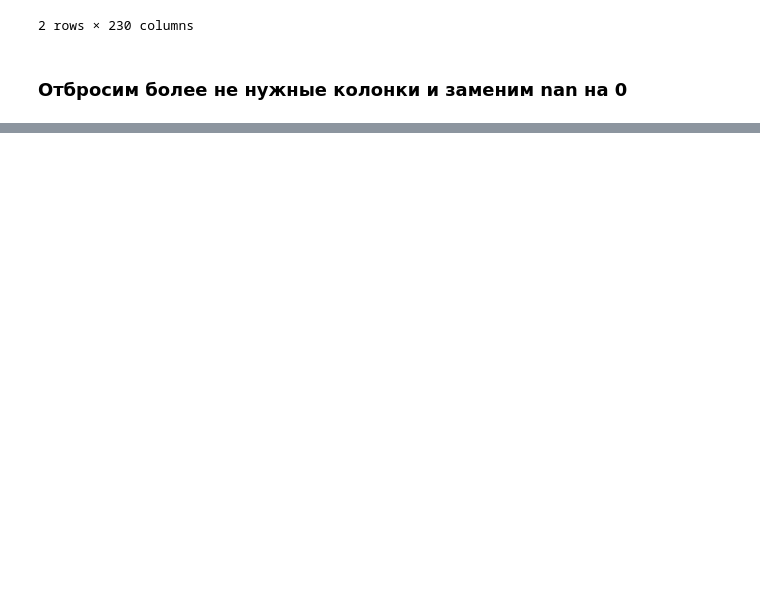
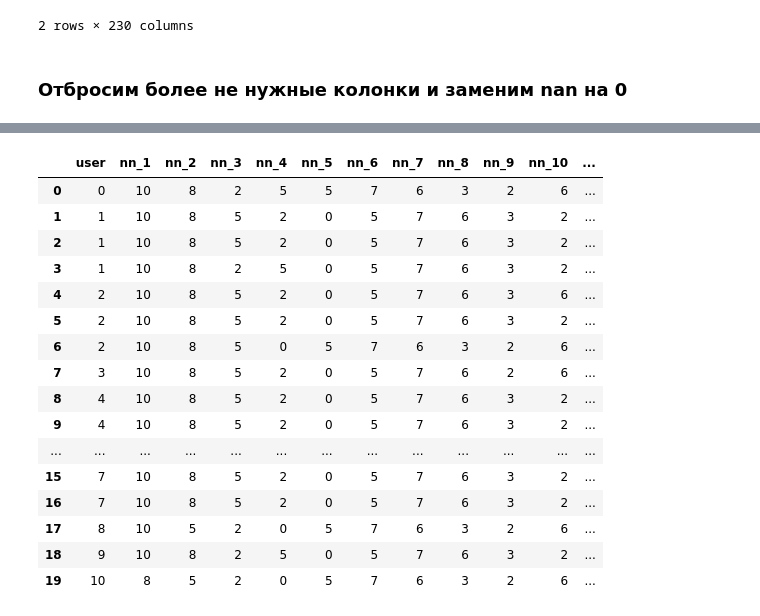
Before and after one commit to versus666jzx/ycup, a Jupyter notebook: ML_cup/main.ipynb, the cells around one changed output, grey strips where cells are left out. Saved outputs shown, nothing was run; the diff lists cells and outputs as text; code cells hidden in the pictures; blank space fills up the shorter version.

```diff
--- a/ML_cup/main.ipynb
+++ b/ML_cup/main.ipynb
@@ -105,0 +113,12 @@ data.to_csv('data.csv')
+# %%
+from sklearn.preprocessing import LabelEncoder
+
+user_enc = LabelEncoder()
+org_enc = LabelEncoder()
+
+user_enc = user_enc.fit(data.user_id.values)
+org_enc = org_enc.fit(data.org_id.values)
+
+
+data.loc[:, 'user_id'] = user_enc.transform(data.loc[:, 'user_id'].values)
+data.loc[:, 'org_id'] = org_enc.transform(data.loc[:, 'org_id'].values)
@@ -105,0 +179,10 @@ data.to_csv('data.csv')
+# %%
+nn = NearestNeighbors(n_neighbors=20)
+
+nn.fit(u)
+_, ind = nn.kneighbors(u, n_neighbors=20)
+
+users_nn = data.sort_values('user_id').loc[:, 'user_id'].values
+columns = ['user'] + ['nn_{}'.format(i) for i in range(1,20)]
+df_nn = pd.DataFrame(data=users_nn[ind], columns=columns)
+df_nn.head(5)
@@ -105,0 +196,20 @@ data.to_csv('data.csv')
+# %%
+df_nn.head(30)
+# %% [output]
+|  | user | nn_1 | nn_2 | nn_3 | nn_4 | nn_5 | nn_6 | nn_7 | nn_8 | nn_9 | nn_10 | ... |
+| 0 | 0 | 10 | 8 | 2 | 5 | 5 | 7 | 6 | 3 | 2 | 6 | ... |
+| 1 | 1 | 10 | 8 | 5 | 2 | 0 | 5 | 7 | 6 | 3 | 2 | ... |
+| 2 | 1 | 10 | 8 | 5 | 2 | 0 | 5 | 7 | 6 | 3 | 2 | ... |
+| 3 | 1 | 10 | 8 | 2 | 5 | 0 | 5 | 7 | 6 | 3 | 2 | ... |
+| 4 | 2 | 10 | 8 | 5 | 2 | 0 | 5 | 7 | 6 | 3 | 6 | ... |
+| 5 | 2 | 10 | 8 | 5 | 2 | 0 | 5 | 7 | 6 | 3 | 2 | ... |
+| 6 | 2 | 10 | 8 | 5 | 0 | 5 | 7 | 6 | 3 | 2 | 6 | ... |
+| 7 | 3 | 10 | 8 | 5 | 2 | 0 | 5 | 7 | 6 | 2 | 6 | ... |
+| 8 | 4 | 10 | 8 | 5 | 2 | 0 | 5 | 7 | 6 | 3 | 2 | ... |
+| 9 | 4 | 10 | 8 | 5 | 2 | 0 | 5 | 7 | 6 | 3 | 2 | ... |
+| ... | ... | ... | ... | ... | ... | ... | ... | ... | ... | ... | ... | ... |
+| 15 | 7 | 10 | 8 | 5 | 2 | 0 | 5 | 7 | 6 | 3 | 2 | ... |
+| 16 | 7 | 10 | 8 | 5 | 2 | 0 | 5 | 7 | 6 | 3 | 2 | ... |
+| 17 | 8 | 10 | 5 | 2 | 0 | 5 | 7 | 6 | 3 | 2 | 6 | ... |
+| 18 | 9 | 10 | 8 | 2 | 5 | 0 | 5 | 7 | 6 | 3 | 2 | ... |
+| 19 | 10 | 8 | 5 | 2 | 0 | 5 | 7 | 6 | 3 | 2 | 6 | ... |
```
Also changed, not shown: parts of 10 cells of this notebook.
